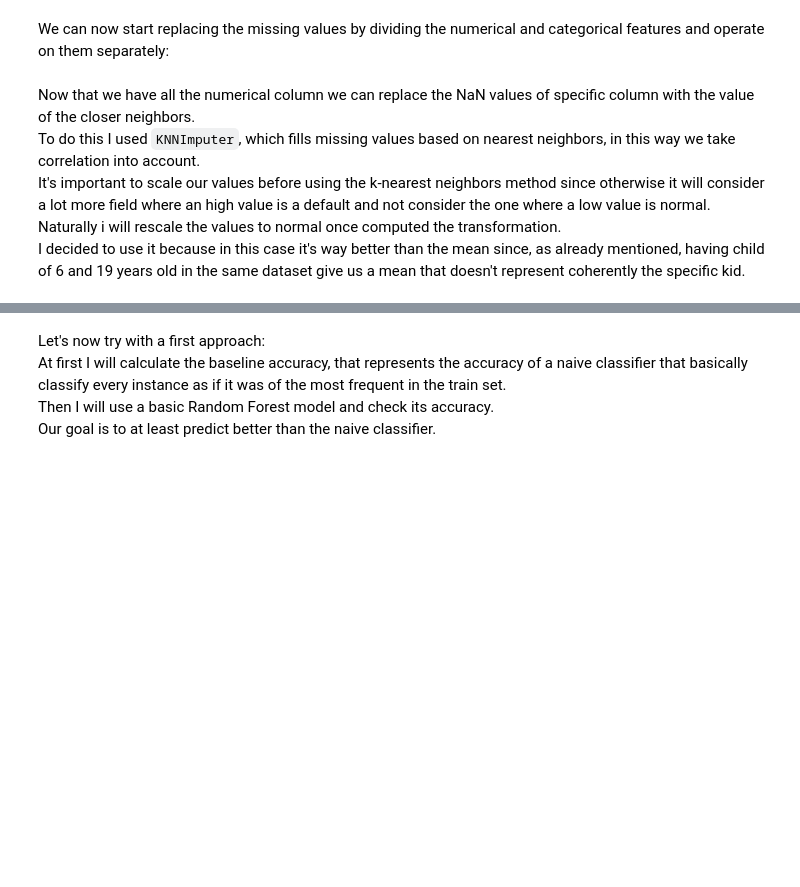
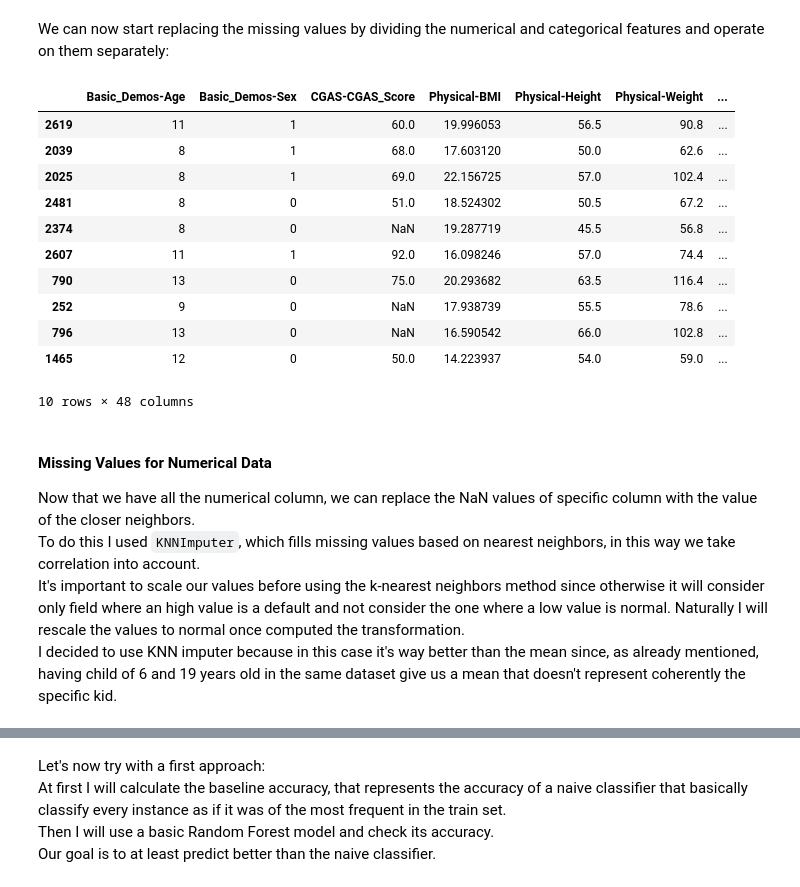
Before and after one commit to Pizz0x/Child-Mind, a Jupyter notebook: 1_DataCleaning.ipynb, the cells around one changed output, grey strips where cells are left out. Cells and saved outputs as stored; diff of their text form; code cells hidden in the pictures; blank space fills up the shorter version.

Commit message:
fixing data cleaning notebook

```diff
--- a/1_DataCleaning.ipynb
+++ b/1_DataCleaning.ipynb
@@ -98,16 +194,30 @@ We can now start replacing the missing values by dividing the numerical and cate
 # %%
 # array of boolean saying if a specific column is numeric or not
 is_numerical = np.array([np.issubdtype(dtype, np.number) for dtype in X.dtypes])
 numerical_idx = np.flatnonzero(is_numerical)
 # takes only the column that are numerical
 new_X_train = X_train.iloc[:, numerical_idx]
 new_X_test = X_test.iloc[:, numerical_idx]
-#new_X_train.head(10)
+new_X_train.head(10)
+# %% [output]
+|  | Basic_Demos-Age | Basic_Demos-Sex | CGAS-CGAS_Score | Physical-BMI | Physical-Height | Physical-Weight | ... |
+| 2619 | 11 | 1 | 60.0 | 19.996053 | 56.5 | 90.8 | ... |
+| 2039 | 8 | 1 | 68.0 | 17.603120 | 50.0 | 62.6 | ... |
+| 2025 | 8 | 1 | 69.0 | 22.156725 | 57.0 | 102.4 | ... |
+| 2481 | 8 | 0 | 51.0 | 18.524302 | 50.5 | 67.2 | ... |
+| 2374 | 8 | 0 | NaN | 19.287719 | 45.5 | 56.8 | ... |
+| 2607 | 11 | 1 | 92.0 | 16.098246 | 57.0 | 74.4 | ... |
+| 790 | 13 | 0 | 75.0 | 20.293682 | 63.5 | 116.4 | ... |
+| 252 | 9 | 0 | NaN | 17.938739 | 55.5 | 78.6 | ... |
+| 796 | 13 | 0 | NaN | 16.590542 | 66.0 | 102.8 | ... |
+| 1465 | 12 | 0 | 50.0 | 14.223937 | 54.0 | 59.0 | ... |
+10 rows × 48 columns
 # %% [markdown]
-Now that we have all the numerical column we can replace the NaN values of specific column with the value of the closer neighbors. <br>
+#### **Missing Values for Numerical Data**
+Now that we have all the numerical column, we can replace the NaN values of specific column with the value of the closer neighbors. <br>
 To do this I used `KNNImputer`, which fills missing values based on nearest neighbors, in this way we take correlation into account. <br>
-It's important to scale our values before using the k-nearest neighbors method since otherwise it will consider a lot more field where an high value is a default and not consider the one where a low value is normal. Naturally i will rescale the values to normal once computed the transformation. <br>
-I decided to use it because in this case it's way better than the mean since, as already mentioned, having child of 6 and 19 years old in the same dataset give us a mean that doesn't represent coherently the specific kid.
+It's important to scale our values before using the k-nearest neighbors method since otherwise it will consider only field where an high value is a default and not consider the one where a low value is normal. Naturally I will rescale the values to normal once computed the transformation. <br>
+I decided to use KNN imputer because in this case it's way better than the mean since, as already mentioned, having child of 6 and 19 years old in the same dataset give us a mean that doesn't represent coherently the specific kid.
 # %%
 from sklearn.impute import KNNImputer
 from sklearn.preprocessing import StandardScaler
```
Also changed, not shown: parts of 37 cells of this notebook.
